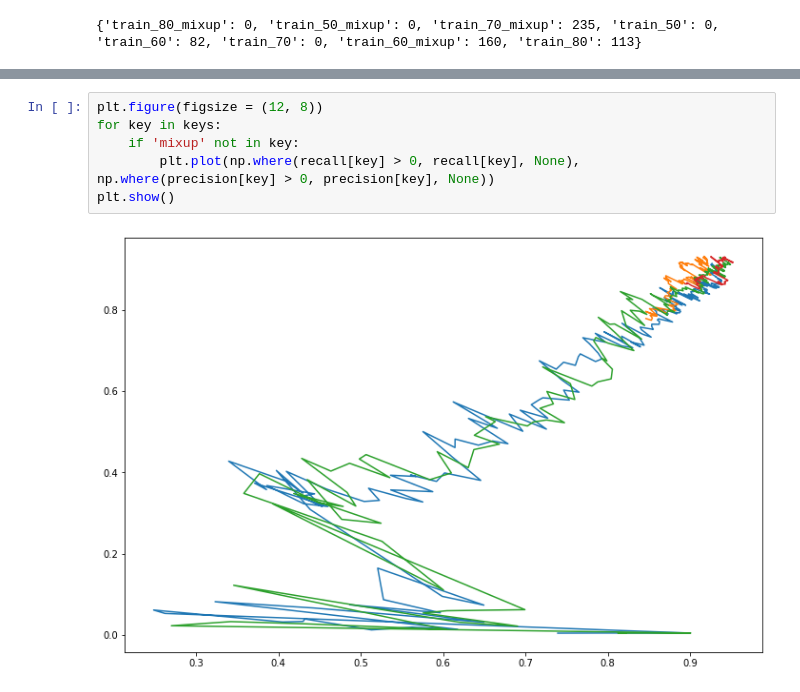
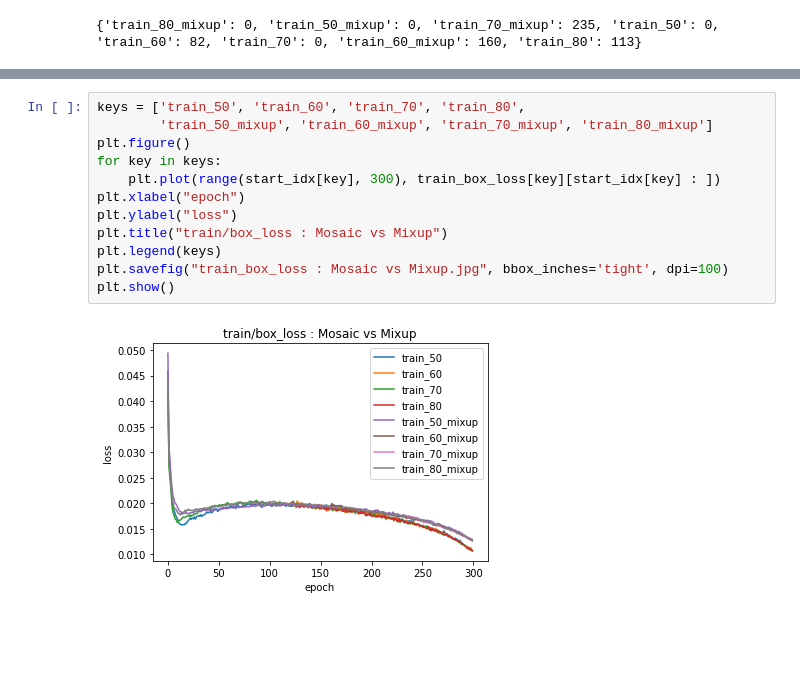
Before and after one commit to HongDeJheng/Vehicle-Identification-for-Law-Enforcement, a Jupyter notebook: results/plot.ipynb, the cells around one changed output, grey strips where cells are left out. Saved outputs shown, nothing was run; the diff lists cells and outputs as text; blank space fills up the shorter version.

```diff
--- a/results/plot.ipynb
+++ b/results/plot.ipynb
@@ -332,8 +80,14 @@ plt.show()
-# %%
-plt.figure(figsize = (12, 8))
-for key in keys:
-    if 'mixup' not in key:
-        plt.plot(np.where(recall[key] > 0, recall[key], None), np.where(precision[key] > 0, precision[key], None))
-plt.show()
-# %% [output]
-[figure, removed]
+# %%
+keys = ['train_50', 'train_60', 'train_70', 'train_80',
+        'train_50_mixup', 'train_60_mixup', 'train_70_mixup', 'train_80_mixup']
+plt.figure()
+for key in keys:
+    plt.plot(range(start_idx[key], 300), train_box_loss[key][start_idx[key] : ])
+plt.xlabel("epoch")
+plt.ylabel("loss")
+plt.title("train/box_loss : Mosaic vs Mixup")
+plt.legend(keys)
+plt.savefig("train_box_loss : Mosaic vs Mixup.jpg", bbox_inches='tight', dpi=100)
+plt.show()
+# %% [output]
+[figure, added]
```
Also changed, not shown: parts of 39 cells of this notebook, 40 other files.
